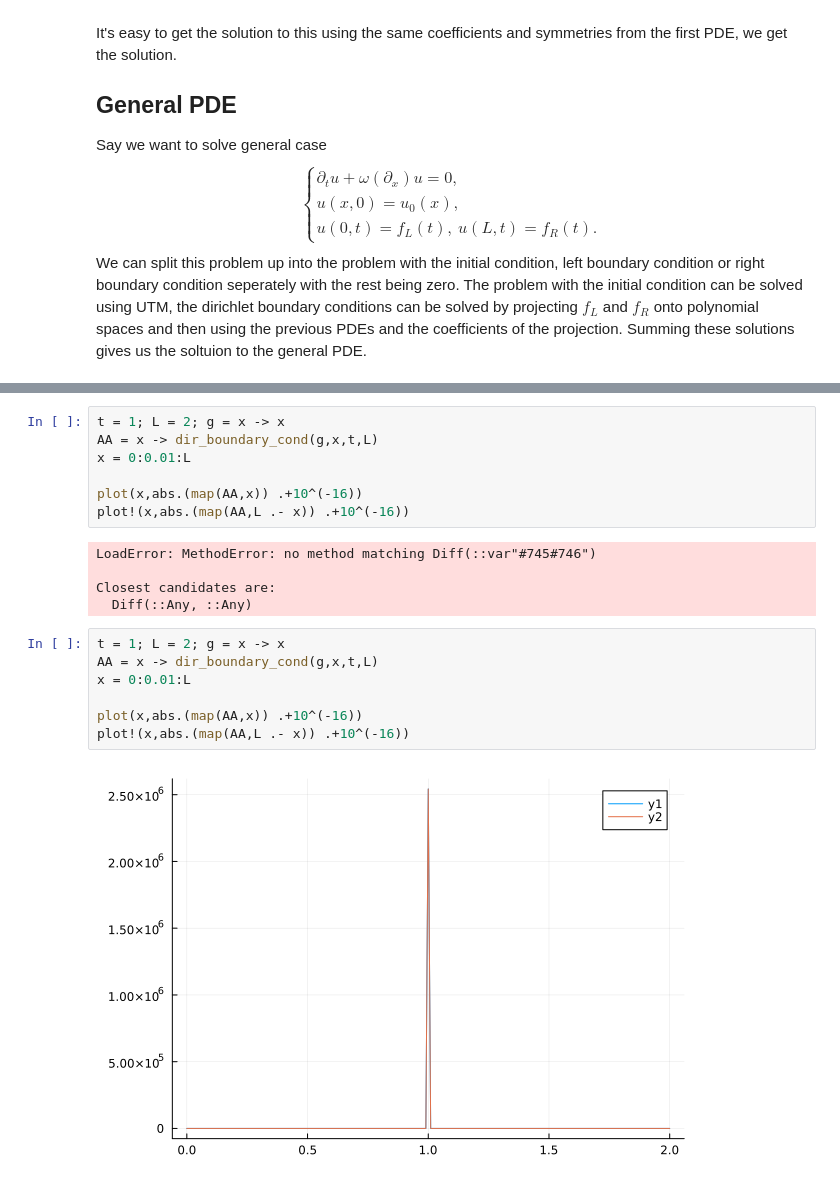
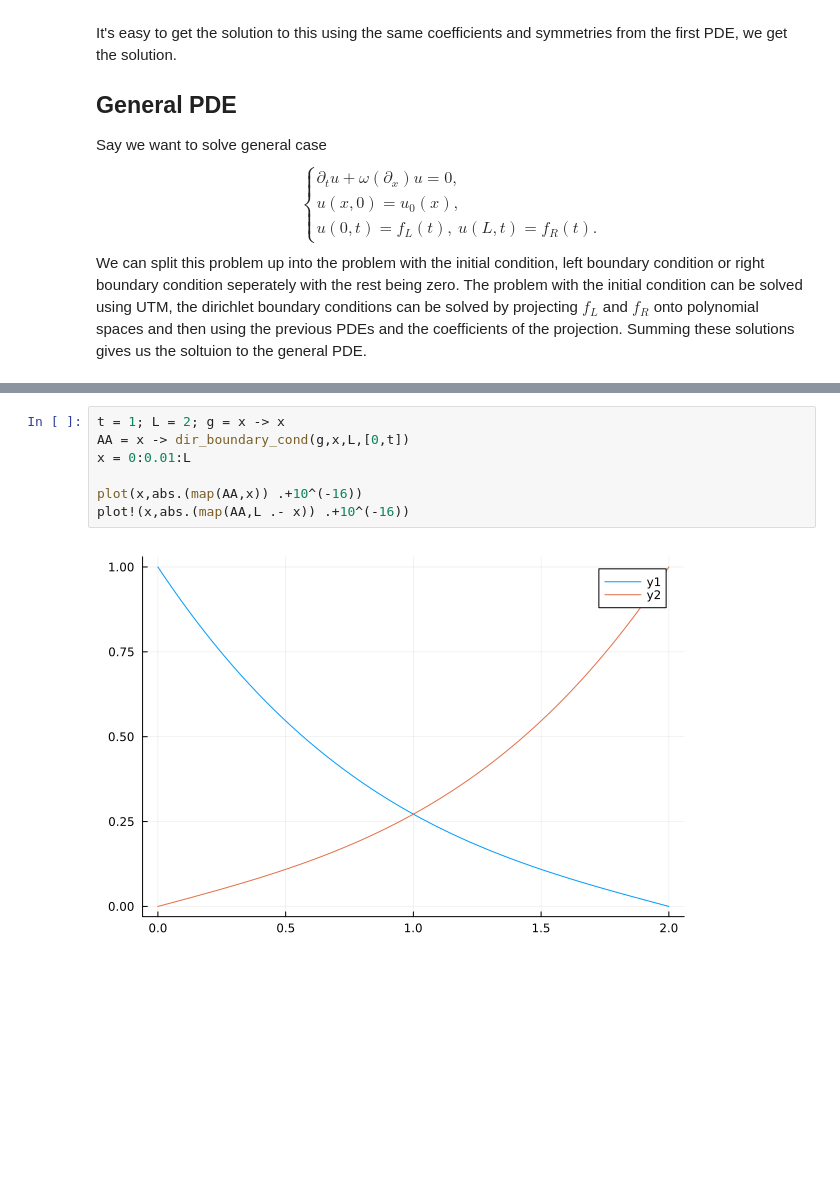
Before and after one commit to WietseVaes/NUTM-timestep, a Jupyter notebook: Memos/Dirichlet_bd_cnd.ipynb, the cells around one changed output, grey strips where cells are left out. Cells and saved outputs as stored; diff of their text form; blank space fills up the shorter version.

```diff
--- a/Memos/Dirichlet_bd_cnd.ipynb
+++ b/Memos/Dirichlet_bd_cnd.ipynb
@@ -170,21 +171,9 @@ surface(tt,xx, SS, camera = (-45, 45), xlabel = "t", ylabel = "x")
 # %%
 t = 1; L = 2; g = x -> x
-AA = x -> dir_boundary_cond(g,x,t,L)
+AA = x -> dir_boundary_cond(g,x,L,[0,t])
 x = 0:0.01:L
 
 plot(x,abs.(map(AA,x)) .+10^(-16))
 plot!(x,abs.(map(AA,L .- x)) .+10^(-16))
 # %% [output]
-LoadError: MethodError: no method matching Diff(::var"#745#746")
-
-Closest candidates are:
-  Diff(::Any, ::Any)
+[figure, added]
-# %%
-t = 1; L = 2; g = x -> x
-AA = x -> dir_boundary_cond(g,x,t,L)
-x = 0:0.01:L
-
-plot(x,abs.(map(AA,x)) .+10^(-16))
-plot!(x,abs.(map(AA,L .- x)) .+10^(-16))
-# %% [output]
-[figure, removed]
```
Also changed, not shown: parts of 7 cells of this notebook, 19 other files.
